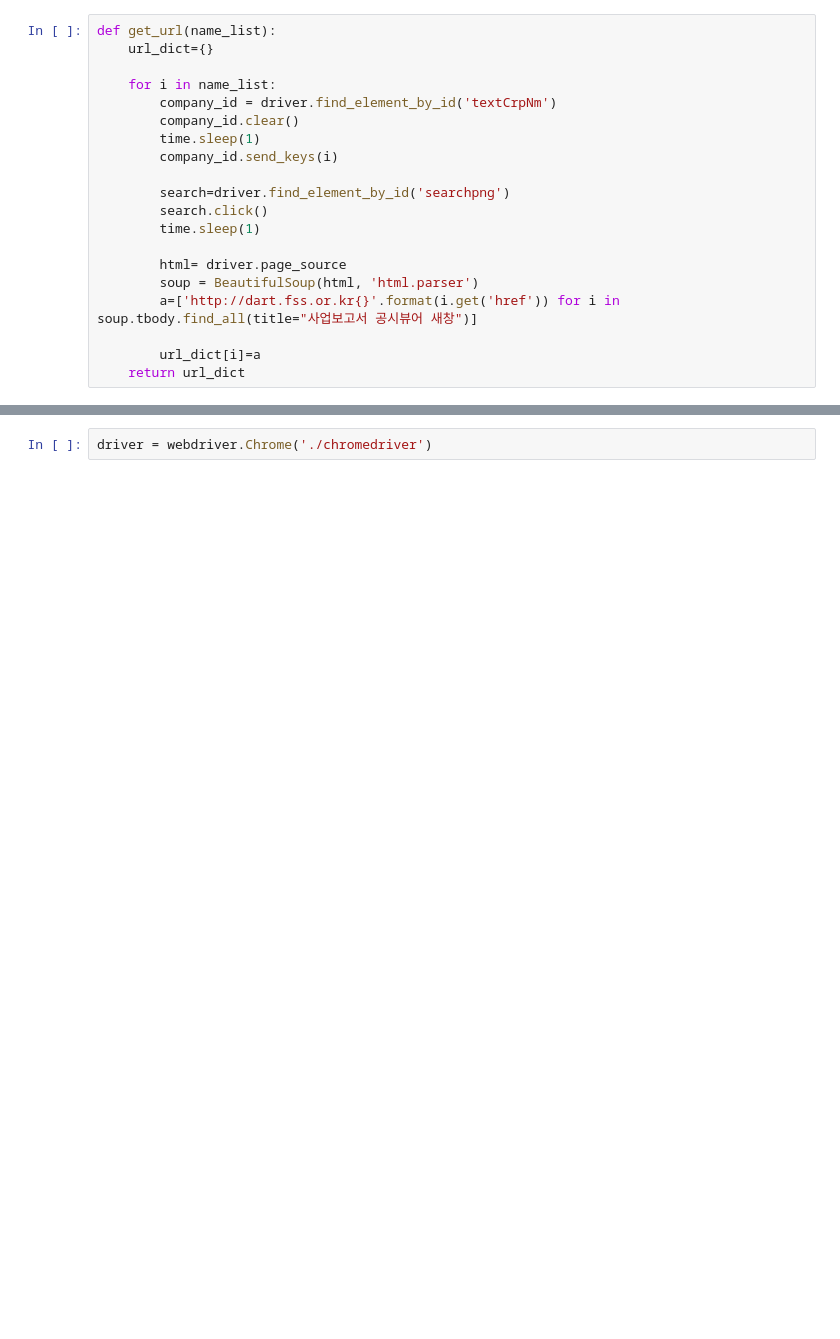
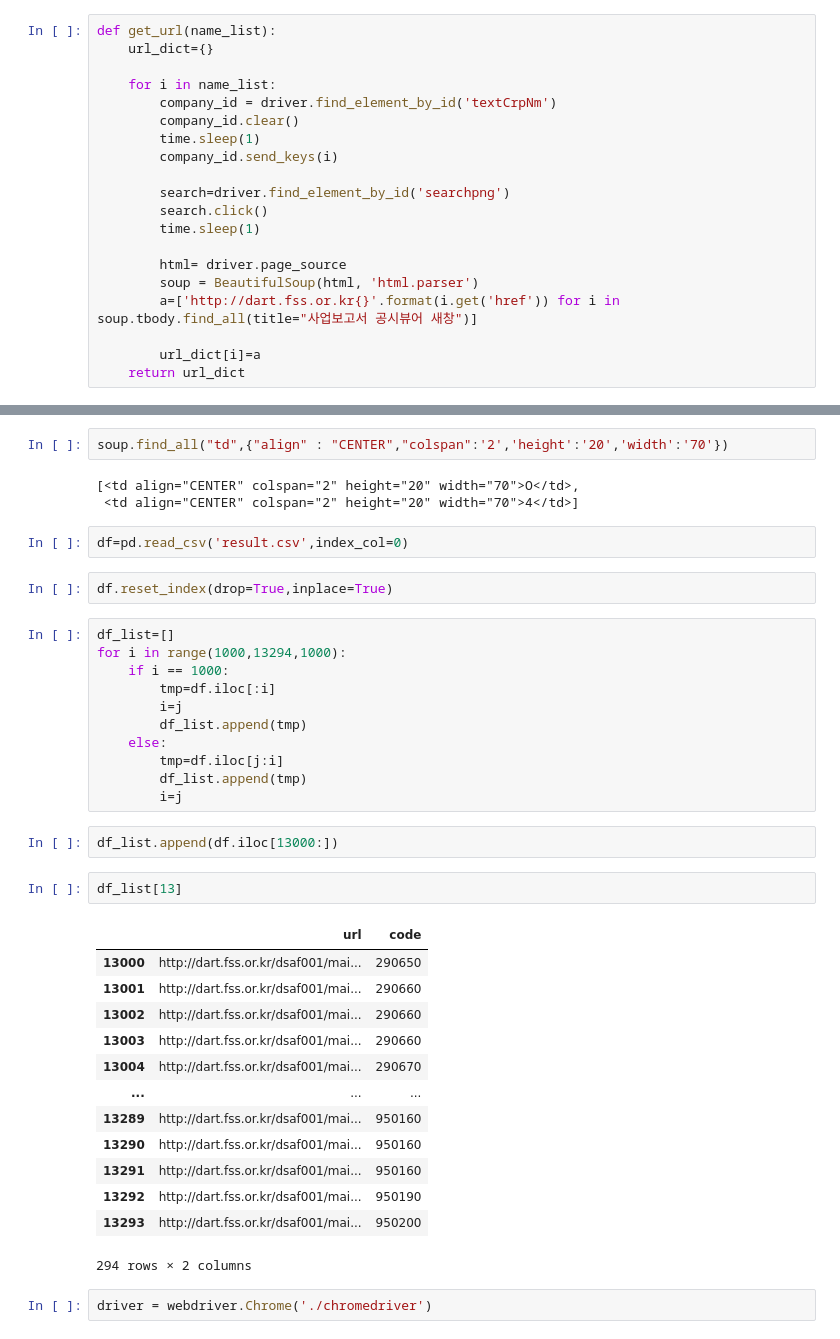
Before and after one commit to yeonghwanchoi/crawling, a Jupyter notebook: dart/dart.ipynb, the cells around one changed output, grey strips where cells are left out. Cells and saved outputs as stored; diff of their text form; blank space fills up the shorter version.

```diff
--- a/dart/dart.ipynb
+++ b/dart/dart.ipynb
@@ -47,2 +64,40 @@ def get_url(name_list):
+# %%
+soup.find_all("td",{"align" : "CENTER","colspan":'2','height':'20','width':'70'})
+# %% [output]
+[<td align="CENTER" colspan="2" height="20" width="70">O</td>,
+ <td align="CENTER" colspan="2" height="20" width="70">4</td>]
+# %%
+df=pd.read_csv('result.csv',index_col=0)
+# %%
+df.reset_index(drop=True,inplace=True)
+# %%
+df_list=[]
+for i in range(1000,13294,1000):
+    if i == 1000:
+        tmp=df.iloc[:i]
+        i=j
+        df_list.append(tmp)
+    else:
+        tmp=df.iloc[j:i]
+        df_list.append(tmp)
+        i=j
+# %%
+df_list.append(df.iloc[13000:])
+# %%
+df_list[13]
+# %% [output]
+|  | url | code |
+| 13000 | http://dart.fss.or.kr/dsaf001/mai... | 290650 |
+| 13001 | http://dart.fss.or.kr/dsaf001/mai... | 290660 |
+| 13002 | http://dart.fss.or.kr/dsaf001/mai... | 290660 |
+| 13003 | http://dart.fss.or.kr/dsaf001/mai... | 290660 |
+| 13004 | http://dart.fss.or.kr/dsaf001/mai... | 290670 |
+| ... | ... | ... |
+| 13289 | http://dart.fss.or.kr/dsaf001/mai... | 950160 |
+| 13290 | http://dart.fss.or.kr/dsaf001/mai... | 950160 |
+| 13291 | http://dart.fss.or.kr/dsaf001/mai... | 950160 |
+| 13292 | http://dart.fss.or.kr/dsaf001/mai... | 950190 |
+| 13293 | http://dart.fss.or.kr/dsaf001/mai... | 950200 |
+294 rows × 2 columns
 # %%
 driver = webdriver.Chrome('./chromedriver')
```
Also changed, not shown: parts of 10 cells of this notebook, 1 other file.
